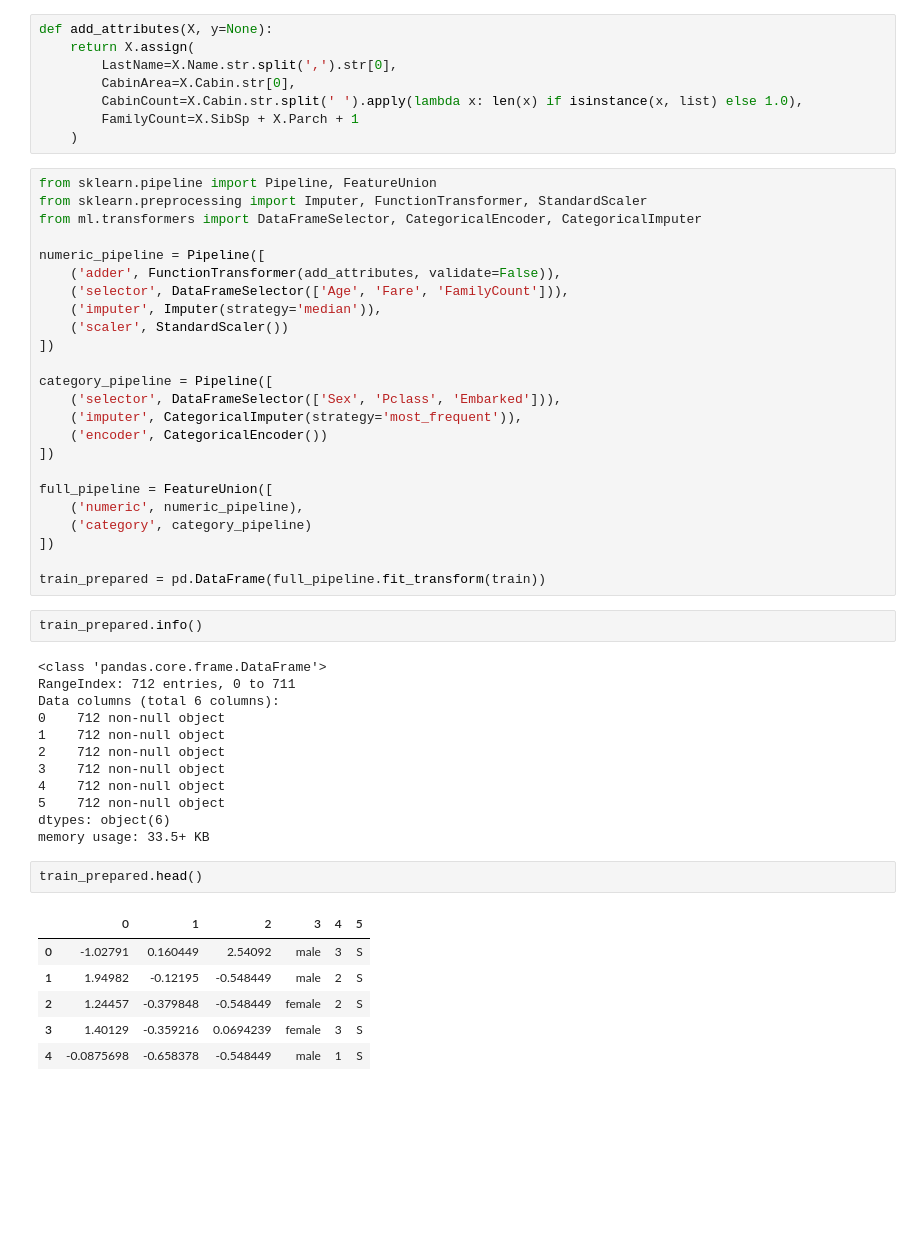
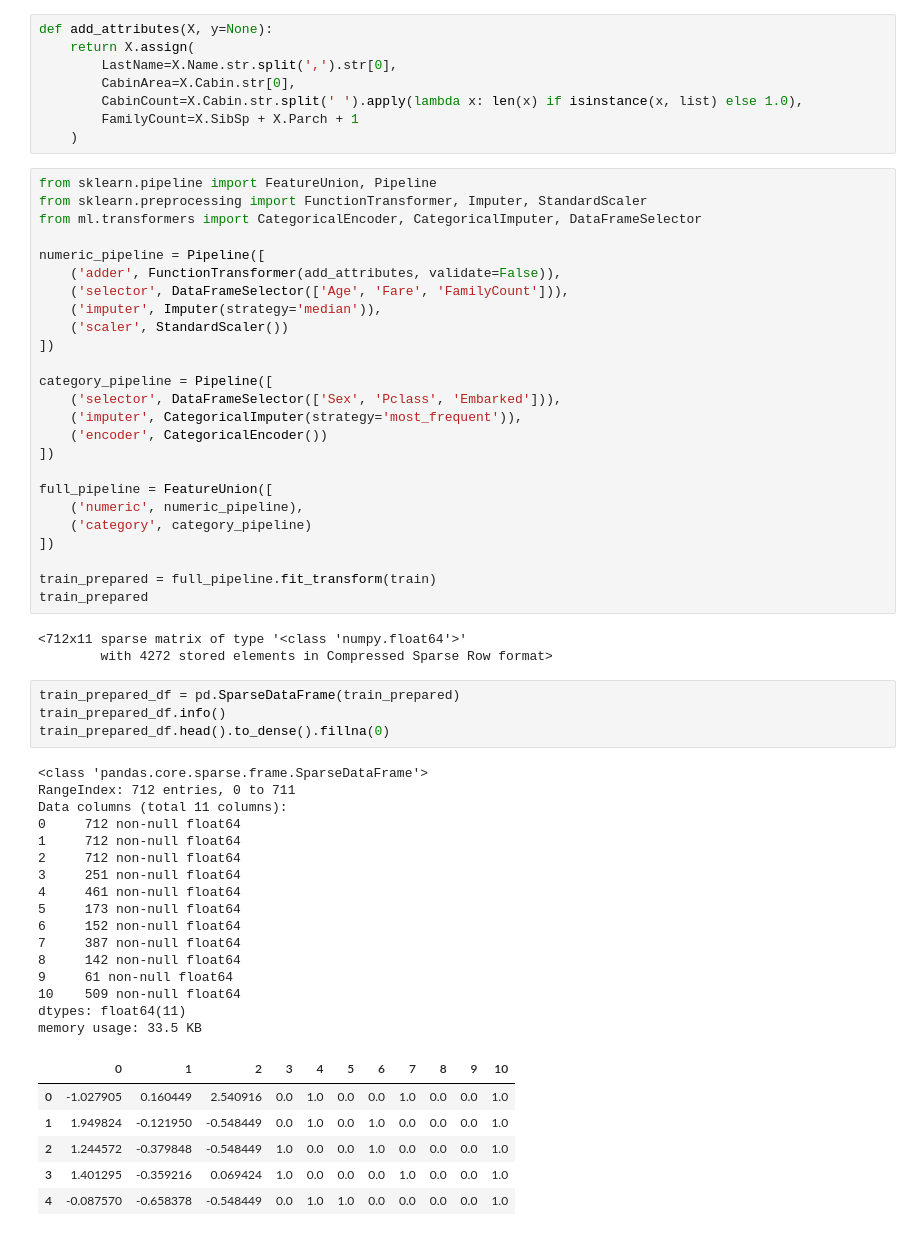
Before and after one commit to Koji23/kaggle, a Jupyter notebook: notebooks/Titanic.ipynb, the cells around one changed output. Cells and saved outputs as stored; diff of their text form; blank space fills up the shorter version.

Commit message:
Finished basic numeric and categorical pipelines.

```diff
--- a/notebooks/Titanic.ipynb
+++ b/notebooks/Titanic.ipynb
@@ -105,9 +105,9 @@ def add_attributes(X, y=None):
         FamilyCount=X.SibSp + X.Parch + 1
     )
 # %%
-from sklearn.pipeline import Pipeline, FeatureUnion
-from sklearn.preprocessing import Imputer, FunctionTransformer, StandardScaler
-from ml.transformers import DataFrameSelector, CategoricalEncoder, CategoricalImputer
+from sklearn.pipeline import FeatureUnion, Pipeline
+from sklearn.preprocessing import FunctionTransformer, Imputer, StandardScaler
+from ml.transformers import CategoricalEncoder, CategoricalImputer, DataFrameSelector
 
 numeric_pipeline = Pipeline([
     ('adder', FunctionTransformer(add_attributes, validate=False)),
@@ -127,27 +127,35 @@ full_pipeline = FeatureUnion([
     ('category', category_pipeline)
 ])
 
-train_prepared = pd.DataFrame(full_pipeline.fit_transform(train))
+train_prepared = full_pipeline.fit_transform(train)
+train_prepared
+# %% [output]
+<712x11 sparse matrix of type '<class 'numpy.float64'>'
+        with 4272 stored elements in Compressed Sparse Row format>
-# %%
-train_prepared.info()
-# %% [output]
-<class 'pandas.core.frame.DataFrame'>
-RangeIndex: 712 entries, 0 to 711
-Data columns (total 6 columns):
-0    712 non-null object
-1    712 non-null object
-2    712 non-null object
-3    712 non-null object
-4    712 non-null object
-5    712 non-null object
-dtypes: object(6)
-memory usage: 33.5+ KB
-# %%
-train_prepared.head()
-# %% [output]
-|  | 0 | 1 | 2 | 3 | 4 | 5 |
-| 0 | -1.02791 | 0.160449 | 2.54092 | male | 3 | S |
-| 1 | 1.94982 | -0.12195 | -0.548449 | male | 2 | S |
-| 2 | 1.24457 | -0.379848 | -0.548449 | female | 2 | S |
-| 3 | 1.40129 | -0.359216 | 0.0694239 | female | 3 | S |
-| 4 | -0.0875698 | -0.658378 | -0.548449 | male | 1 | S |
+# %%
+train_prepared_df = pd.SparseDataFrame(train_prepared)
+train_prepared_df.info()
+train_prepared_df.head().to_dense().fillna(0)
+# %% [output]
+<class 'pandas.core.sparse.frame.SparseDataFrame'>
+RangeIndex: 712 entries, 0 to 711
+Data columns (total 11 columns):
+0     712 non-null float64
+1     712 non-null float64
+2     712 non-null float64
+3     251 non-null float64
+4     461 non-null float64
+5     173 non-null float64
+6     152 non-null float64
+7     387 non-null float64
+8     142 non-null float64
+9     61 non-null float64
+10    509 non-null float64
+dtypes: float64(11)
+memory usage: 33.5 KB
+|  | 0 | 1 | 2 | 3 | 4 | 5 | 6 | 7 | 8 | 9 | 10 |
+| 0 | -1.027905 | 0.160449 | 2.540916 | 0.0 | 1.0 | 0.0 | 0.0 | 1.0 | 0.0 | 0.0 | 1.0 |
+| 1 | 1.949824 | -0.121950 | -0.548449 | 0.0 | 1.0 | 0.0 | 1.0 | 0.0 | 0.0 | 0.0 | 1.0 |
+| 2 | 1.244572 | -0.379848 | -0.548449 | 1.0 | 0.0 | 0.0 | 1.0 | 0.0 | 0.0 | 0.0 | 1.0 |
+| 3 | 1.401295 | -0.359216 | 0.069424 | 1.0 | 0.0 | 0.0 | 0.0 | 1.0 | 0.0 | 0.0 | 1.0 |
+| 4 | -0.087570 | -0.658378 | -0.548449 | 0.0 | 1.0 | 1.0 | 0.0 | 0.0 | 0.0 | 0.0 | 1.0 |
```
Also changed, not shown: parts of 1 cell of this notebook, 1 other file.
